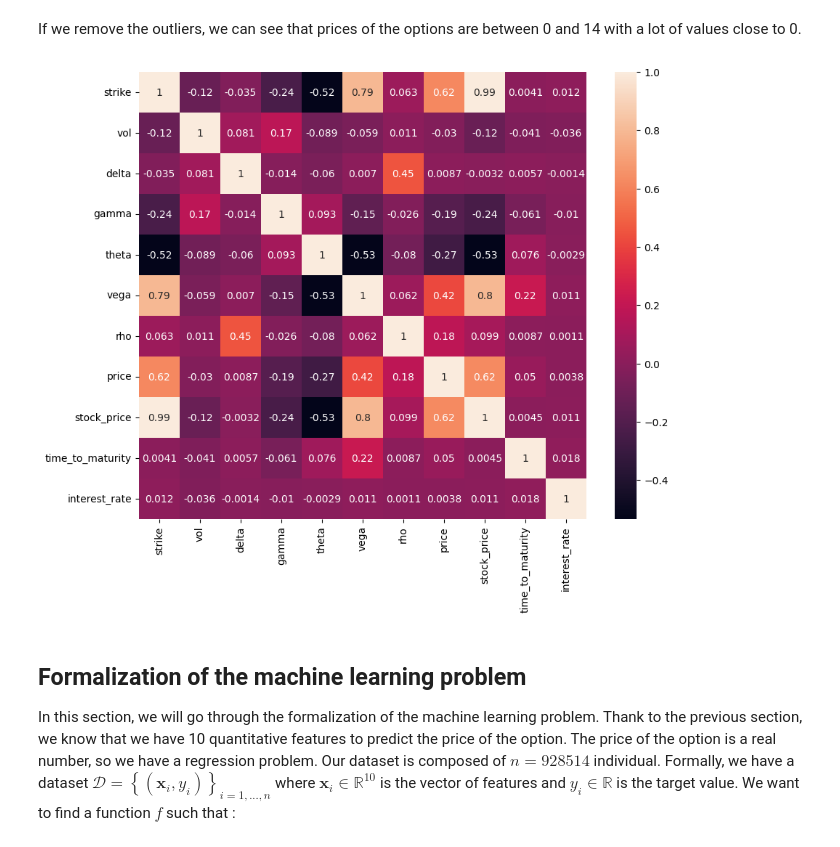
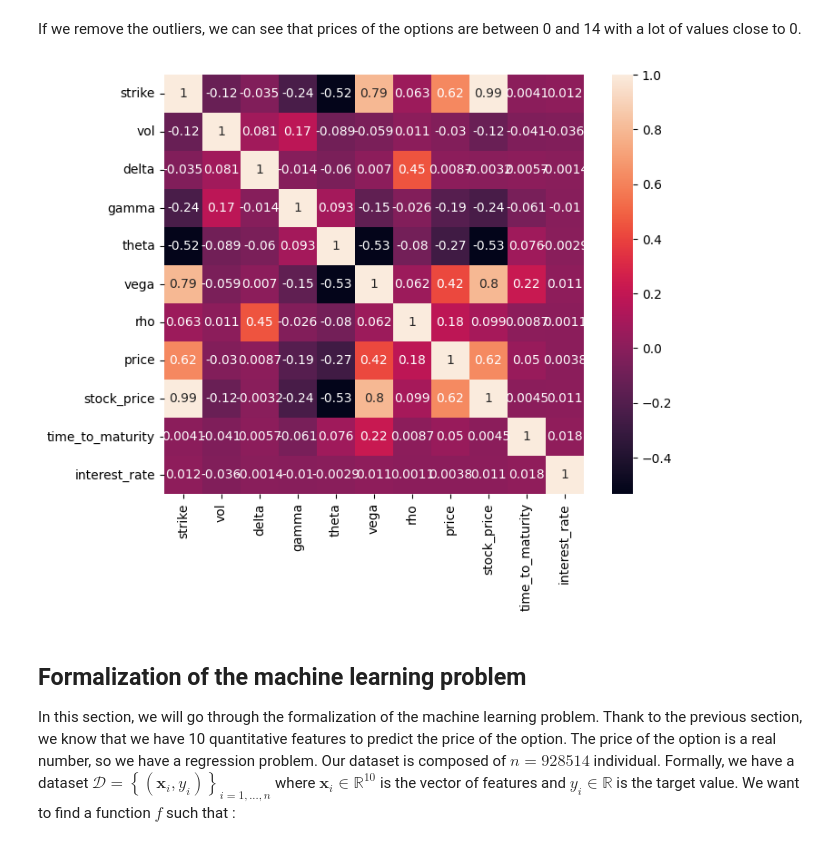
Before and after one commit to AmbroiseTHIBAULT/survey-ML-finance, a Jupyter notebook: options_pricing/notebooks/report-tx.ipynb, the cells around one changed output. Saved outputs shown, nothing was run; the diff lists cells and outputs as text; code cells hidden in the pictures.

```diff
--- a/options_pricing/notebooks/report-tx.ipynb
+++ b/options_pricing/notebooks/report-tx.ipynb
@@ -696,11 +694,11 @@ If we remove the outliers, we can see that prices of the options are between 0 a
 # %%
 corr = df_options_quant.corr(method="pearson")
 
-plt.figure(figsize=(10, 8))
+plt.figure(figsize=(8, 6))
 sns.heatmap(corr, square=True, annot=True)
 plt.show()
 # %% [output]
-[figure, old version]
+[figure, new version]
 # %% [markdown]
 ## Formalization of the machine learning problem
 
```
Also changed, not shown: parts of 7 cells of this notebook, 2 other files.
